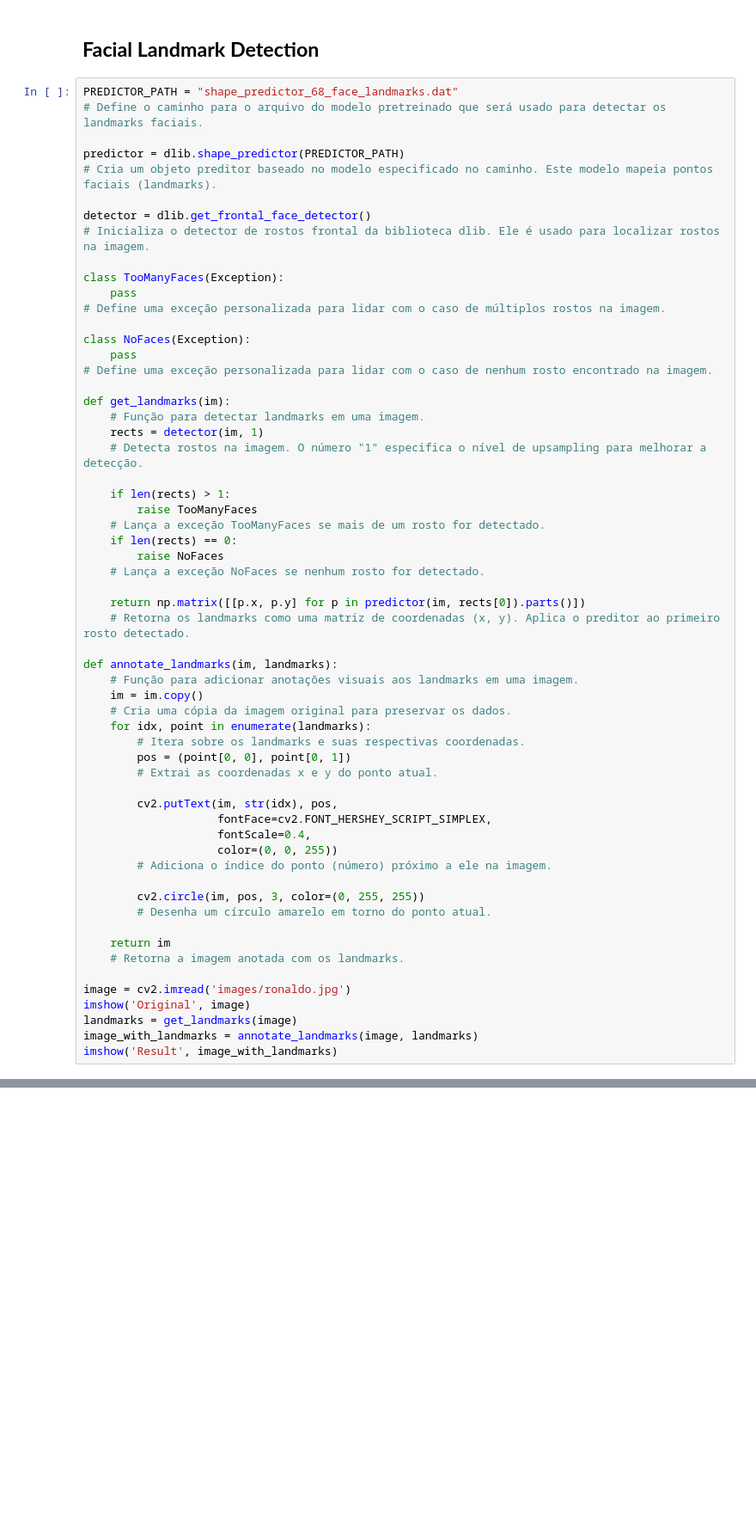
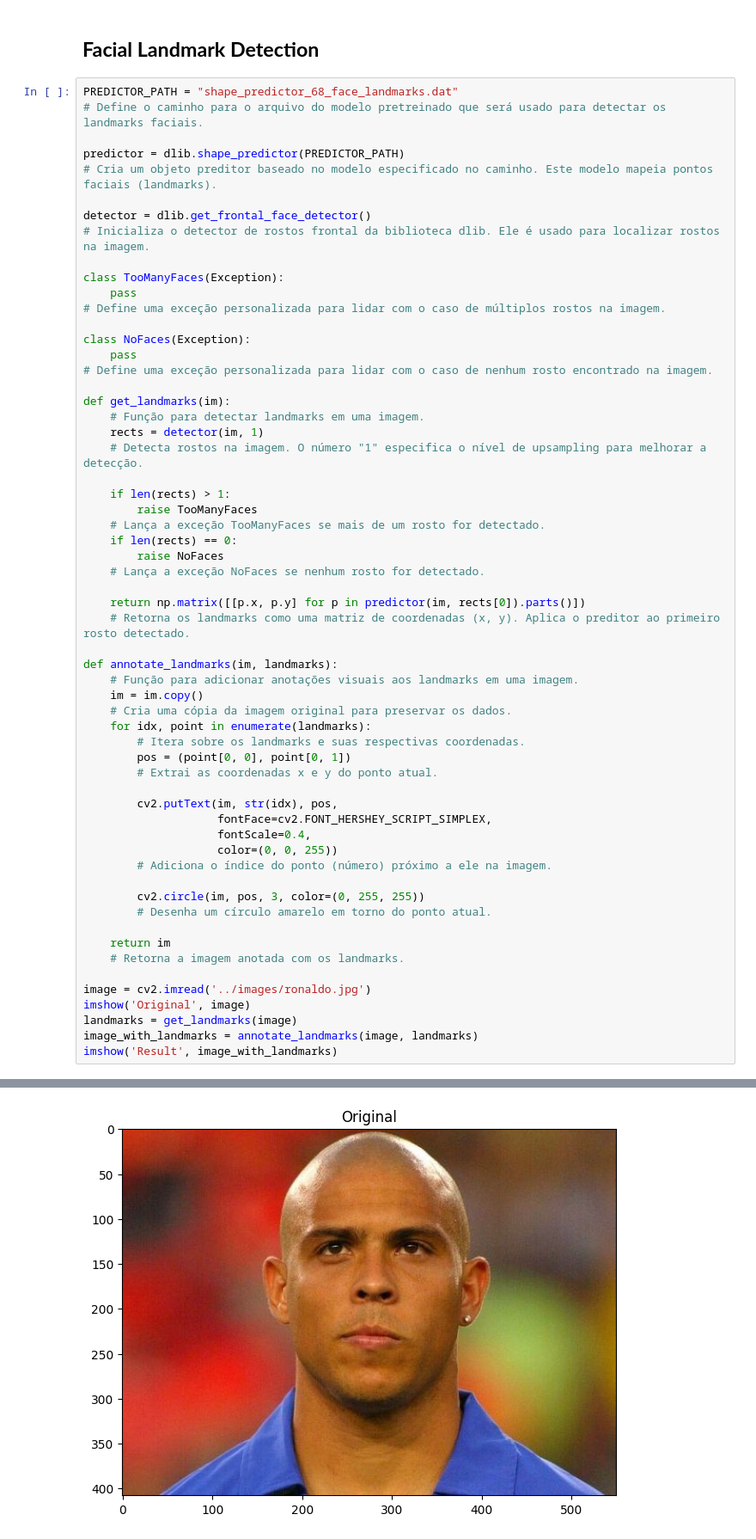
Before and after one commit to GabrielFerrante/ClassicalCV, a Jupyter notebook: 6-FacialLandmarkAndSwappingWithDLIB/27. Facial Landmark Detection with Dlib.ipynb, the cells around one changed output, grey strips where cells are left out. Shown at 86% size. Cells and saved outputs as stored; diff of their text form; blank space fills up the shorter version.

```diff
--- a/6-FacialLandmarkAndSwappingWithDLIB/27. Facial Landmark Detection with Dlib.ipynb
+++ b/6-FacialLandmarkAndSwappingWithDLIB/27. Facial Landmark Detection with Dlib.ipynb
@@ -170,7 +170,7 @@ def annotate_landmarks(im, landmarks):
     return im
     # Retorna a imagem anotada com os landmarks.
 
-image = cv2.imread('images/ronaldo.jpg')
+image = cv2.imread('../images/ronaldo.jpg')
 imshow('Original', image)
 landmarks = get_landmarks(image)
 image_with_landmarks = annotate_landmarks(image, landmarks)
@@ -179,0 +179 @@ AttributeError: 'NoneType' object has no attribute 'shape'
+[figure, added]
```
Also changed, not shown: parts of 3 cells of this notebook, 10 other files.
